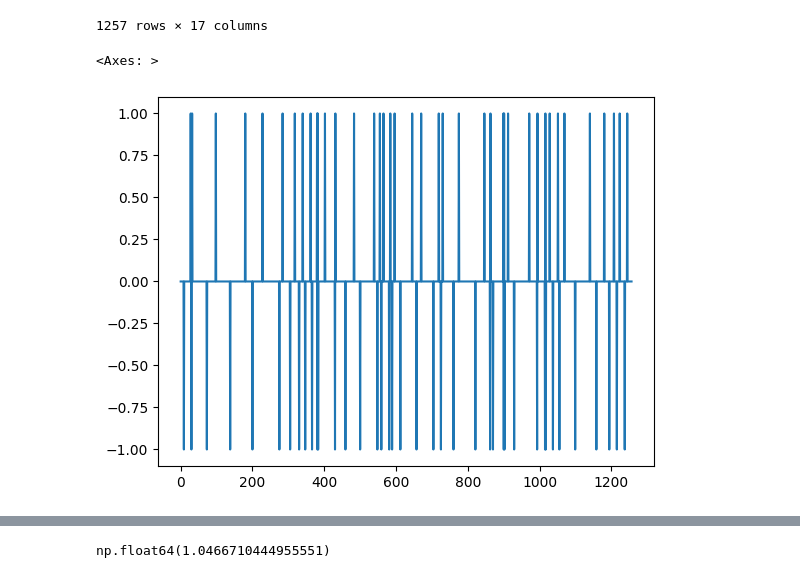
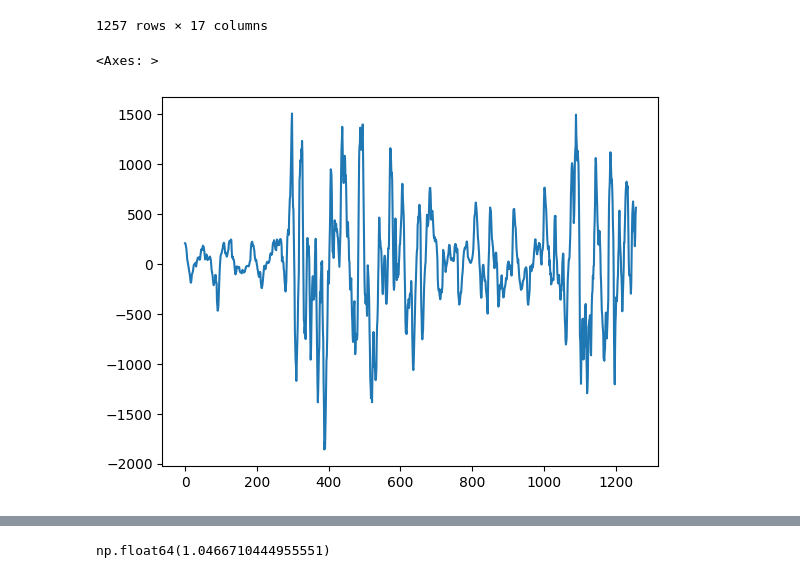
Before and after one commit to memelooody/Bitcoin-Trading-Strategies, a Jupyter notebook: Test.ipynb, the cells around one changed output, grey strips where cells are left out. Saved outputs shown, nothing was run; the diff lists cells and outputs as text; code cells hidden in the pictures.

```diff
--- a/Test.ipynb
+++ b/Test.ipynb
@@ -226,10 +226,10 @@ test_fcn(merged_data, 0.002, 0.002, 'sig_2')
 | 1256 | 2024-10-30 | 72339.539062 | 40646637831 | 0.04266 | 580.010010 | 20.350000 | 53948.753906 | 72720.492188 | 68411.939542 | 66033.968885 | 2377.970657 | ... |
 1257 rows × 17 columns
 # %%
-merged_data['sig_2'].plot()
+merged_data['MACD_Hist'].plot()
 # %% [output]
 <Axes: >
-[figure, old version]
+[figure, new version]
 # %%
 def calculate_sig3(row):
     if row['sig_1'] == 1 or row['sig_2'] == 1:
```
Also changed, not shown: parts of 3 cells of this notebook.
